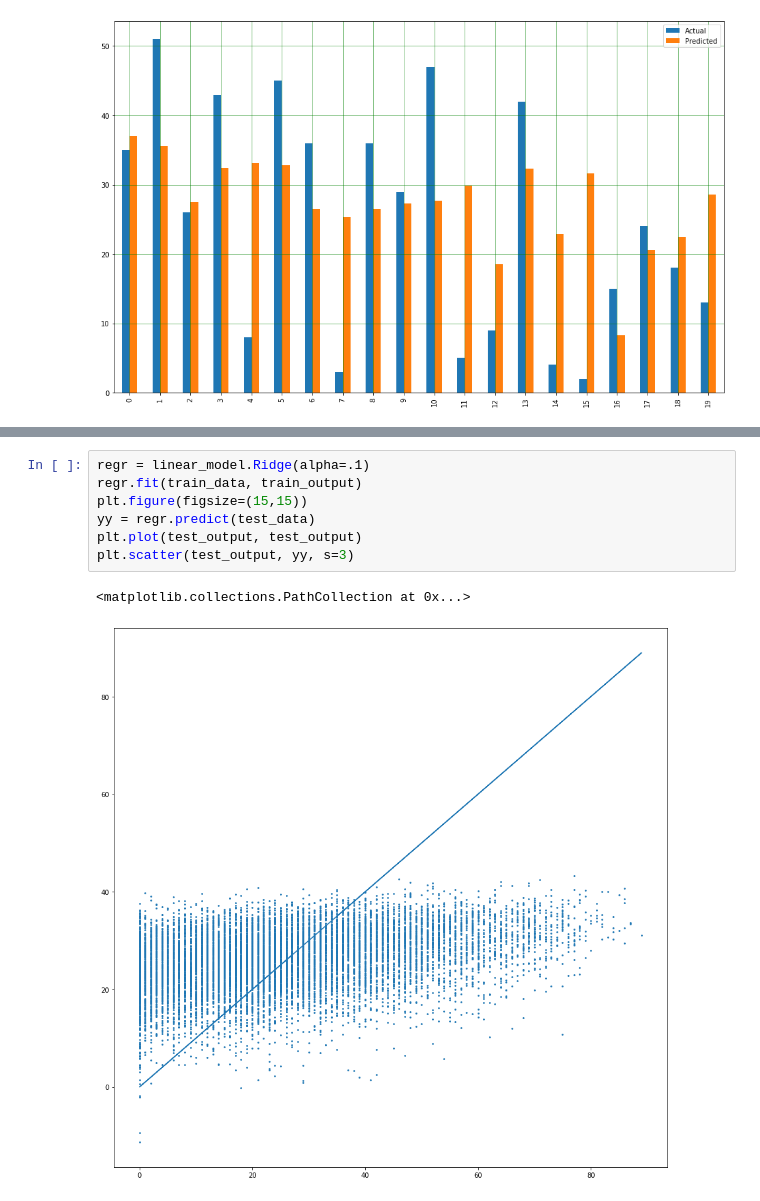
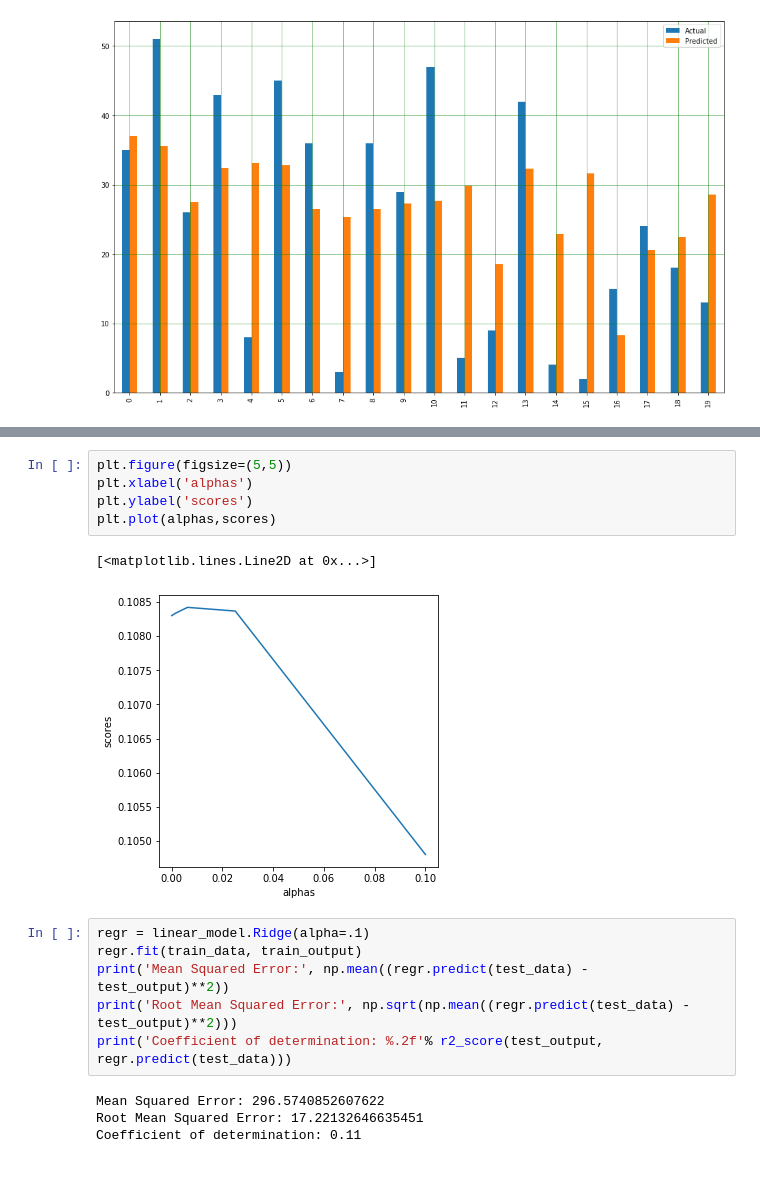
Before and after one commit to peishuan/Natural-Computation-Methods-for-Machine-Learning-Final-Project, a Jupyter notebook: meeting0520/spotify_linear_regression.ipynb, the cells around one changed output, grey strips where cells are left out. Cells and saved outputs as stored; diff of their text form; blank space fills up the shorter version.

```diff
--- a/meeting0520/spotify_linear_regression.ipynb
+++ b/meeting0520/spotify_linear_regression.ipynb
@@ -196,10 +201,18 @@ Root Mean Squared Error: 17.07892648296515
-# %%
-regr = linear_model.Ridge(alpha=.1)
-regr.fit(train_data, train_output)
-plt.figure(figsize=(15,15))
-yy = regr.predict(test_data)
-plt.plot(test_output, test_output)
-plt.scatter(test_output, yy, s=3)
-# %% [output]
-<matplotlib.collections.PathCollection at 0x...>
-[figure, removed]
+# %%
+plt.figure(figsize=(5,5))
+plt.xlabel('alphas')
+plt.ylabel('scores')
+plt.plot(alphas,scores)
+# %% [output]
+[<matplotlib.lines.Line2D at 0x...>]
+[figure, added]
+# %%
+regr = linear_model.Ridge(alpha=.1)
+regr.fit(train_data, train_output)
+print('Mean Squared Error:', np.mean((regr.predict(test_data) - test_output)**2))
+print('Root Mean Squared Error:', np.sqrt(np.mean((regr.predict(test_data) - test_output)**2)))
+print('Coefficient of determination: %.2f'% r2_score(test_output, regr.predict(test_data)))
+# %% [output]
+Mean Squared Error: 296.5740852607622
+Root Mean Squared Error: 17.22132646635451
+Coefficient of determination: 0.11
```
Also changed, not shown: parts of 4 cells of this notebook, 1 other file.
